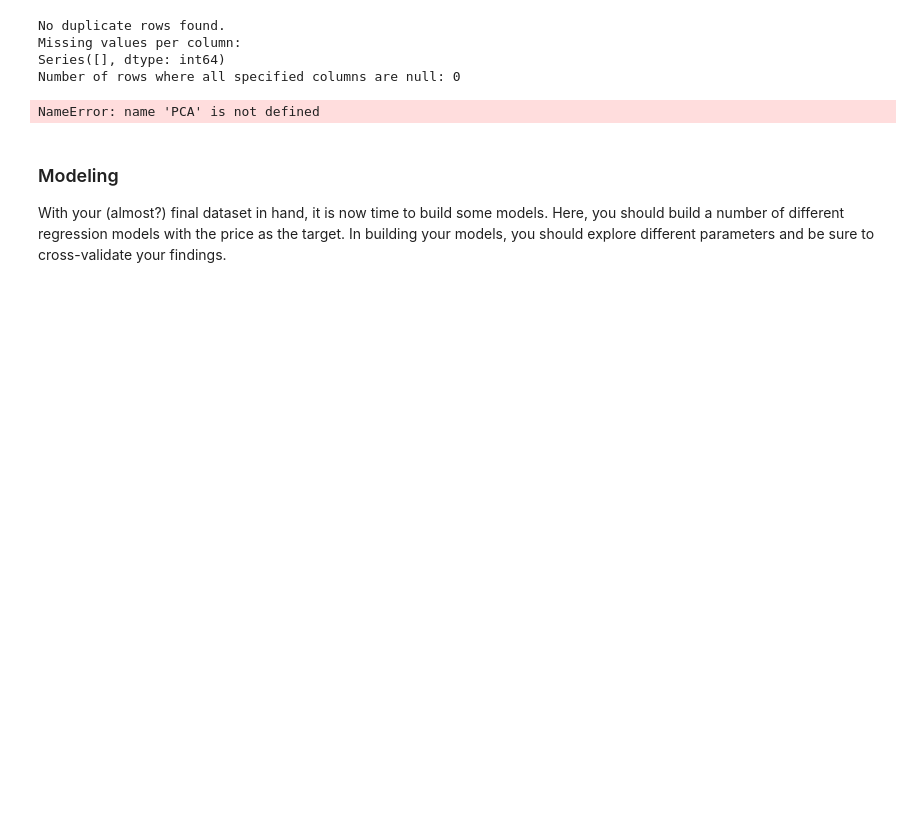
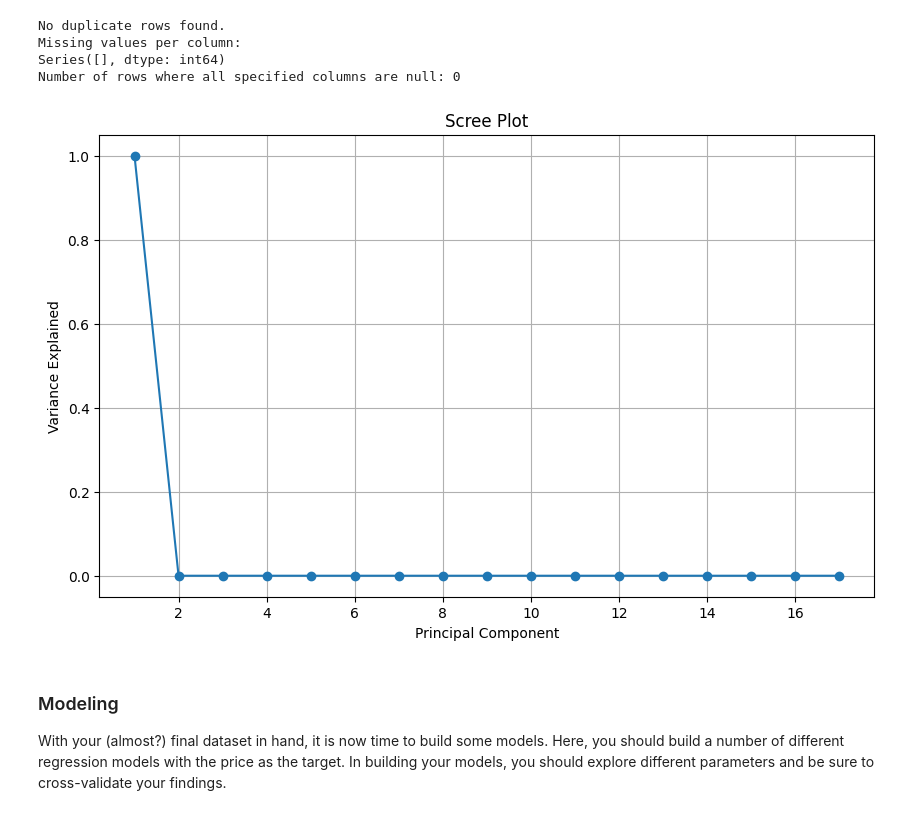
Before and after one commit to licyambrose/carpriceproject, a Jupyter notebook: used_car_price.ipynb, the cells around one changed output. Cells and saved outputs as stored; diff of their text form; code cells hidden in the pictures; blank space fills up the shorter version.

```diff
--- a/used_car_price.ipynb
+++ b/used_car_price.ipynb
@@ -165,38 +163,45 @@ Missing values per column:
 Series([], dtype: int64)
 Number of rows where all specified columns are null: 0
 # %%
-# Scree plot
 
+# Specify data types for columns with mixed types
+dtypes = {'cylinders': str, 'drive': str}
 
-# Load the dataset
-data = pd.read_csv('data/vehicles_cleaned.csv')
+# Load the dataset with specified data types
+data = pd.read_csv('data/vehicles_cleaned.csv', dtype=dtypes)
 
 # Handle categorical variables
 categorical_cols = ['manufacturer', 'model', 'condition', 'cylinders', 'fuel', 'title_status', 'transmission', 'drive', 'size', 'type', 'paint_color']
 for col in categorical_cols:
     data[col] = data[col].astype('category')
     data[col] = data[col].cat.codes
 
 # Drop the 'price' column
 X = data.drop('price', axis=1)
 
 # Impute missing values with 0
+X = X.fillna(0)
+
+# Ensure all columns are numeric
+X = X.apply(pd.to_numeric, errors='coerce')
+
+# Impute missing values again after conversion
 X = X.fillna(0)
 
 # Perform PCA
 pca = PCA()
 pca.fit(X)
 
 # Plot the scree plot
 plt.figure(figsize=(10, 6))
 plt.plot(range(1, len(pca.explained_variance_ratio_) + 1), pca.explained_variance_ratio_, marker='o', linestyle='-')
 plt.title('Scree Plot')
 plt.xlabel('Principal Component')
 plt.ylabel('Variance Explained')
 plt.grid(True)
 plt.show()
 # %% [output]
-NameError: name 'PCA' is not defined
+[figure, added]
 # %% [markdown]
 ### Modeling
 
```
Also changed, not shown: parts of 1 cell of this notebook.
